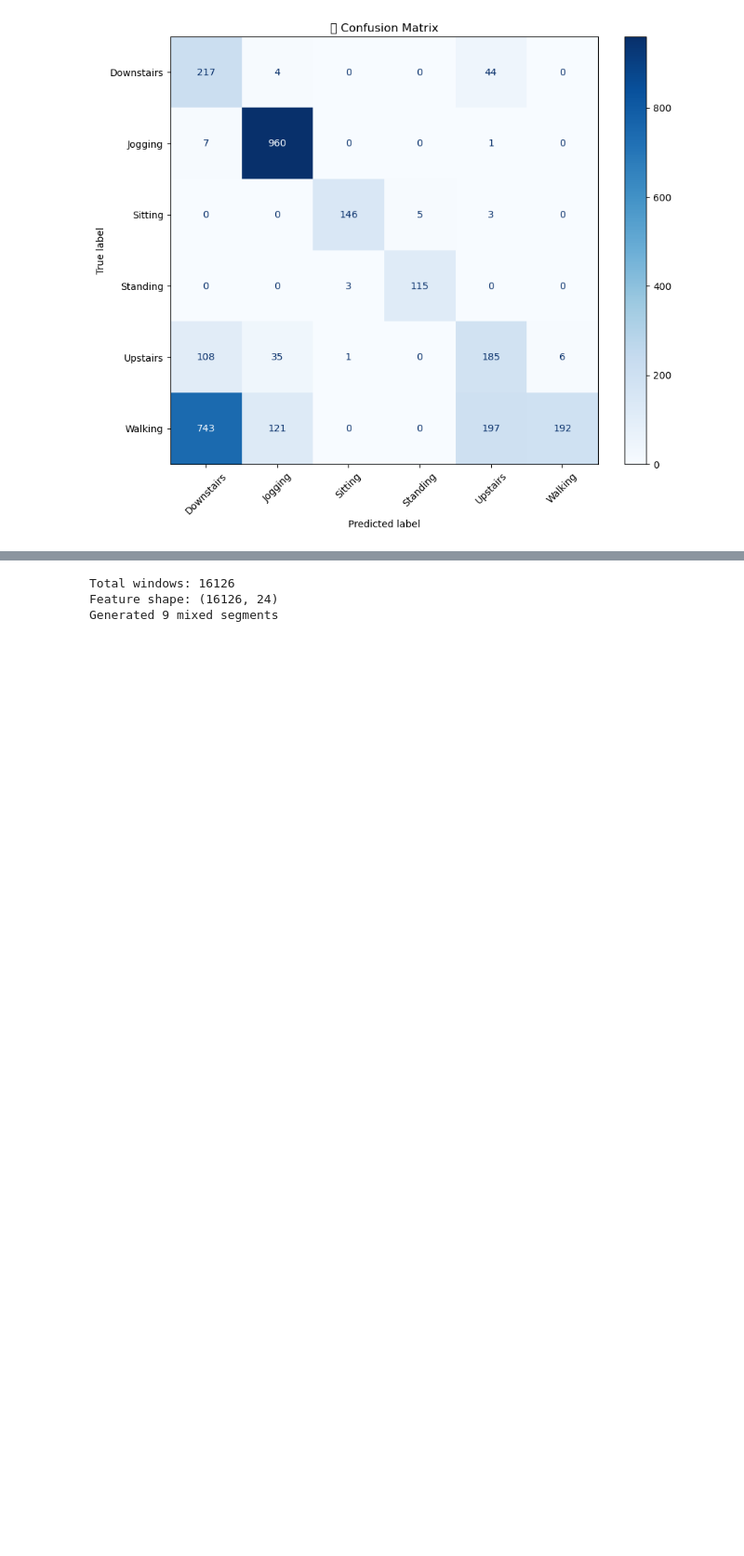
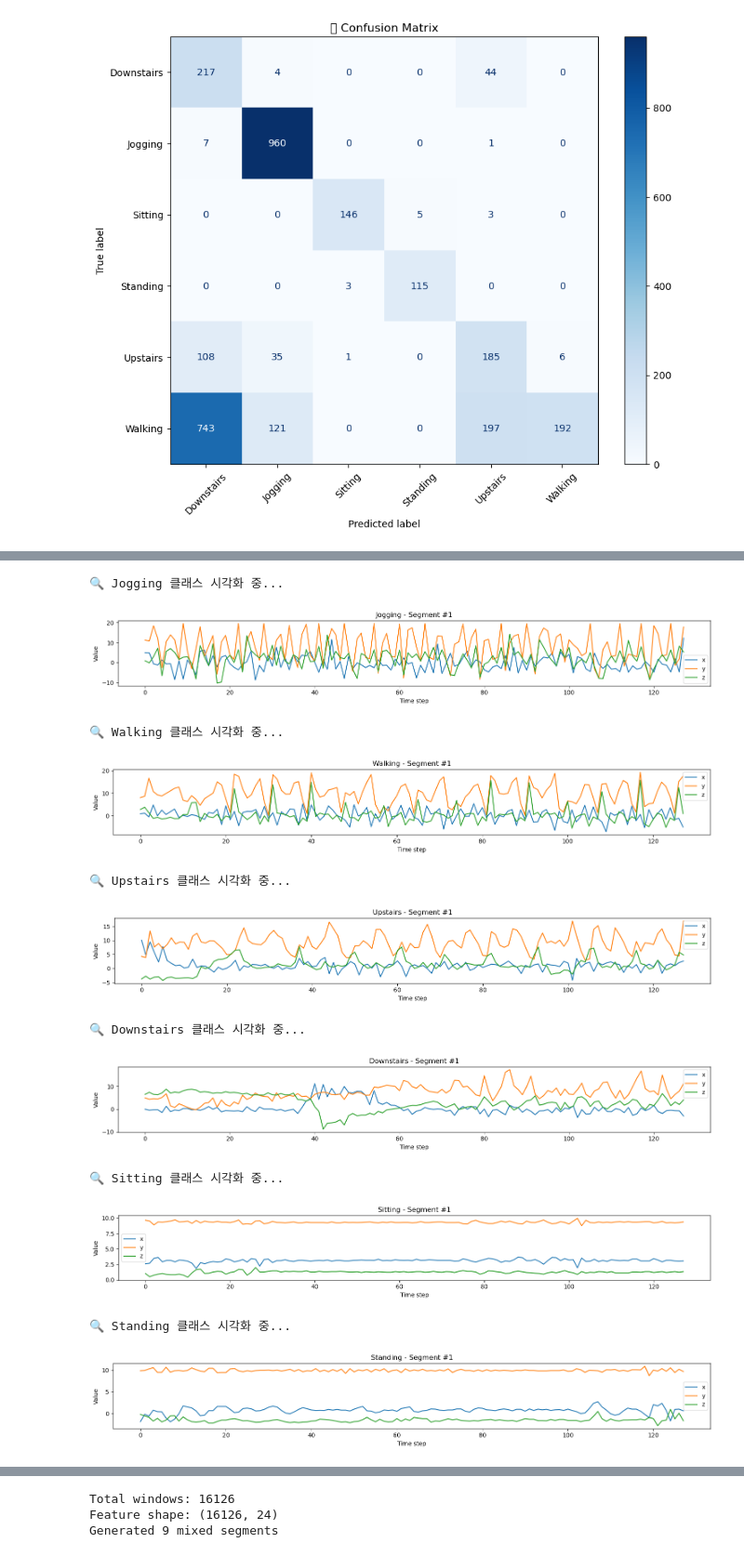
Before and after one commit to MyungKyuYi/HAR, a Jupyter notebook: DA_WISDM_0410.ipynb, the cells around one changed output, grey strips where cells are left out. Shown at 93% size. Cells and saved outputs as stored; diff of their text form; code cells hidden in the pictures; blank space fills up the shorter version.

```diff
--- a/DA_WISDM_0410.ipynb
+++ b/DA_WISDM_0410.ipynb
@@ -544,0 +630,44 @@ Name: count, dtype: int64
+# %%
+import matplotlib.pyplot as plt
+import pandas as pd
+
+def visualize_segments_per_class(df, samples_per_class=5):
+    unique_labels = df["activity"].unique()
+    for label in unique_labels:
+        subset = df[df["activity"] == label].reset_index(drop=True)
+
+        # 각 segment는 128개 row 단위로 나뉨
+        print(f"🔍 {label} 클래스 시각화 중...")
+
+        plt.figure(figsize=(15, samples_per_class * 2.5))
+        for i in range(samples_per_class):
+            start = i * 128
+            end = start + 128
+            segment = subset.iloc[start:end]
+
+            plt.subplot(samples_per_class, 1, i + 1)
+            plt.plot(segment["x"].values, label="x")
+            plt.plot(segment["y"].values, label="y")
+            plt.plot(segment["z"].values, label="z")
+            plt.title(f"{label} - Segment #{i+1}")
+            plt.xlabel("Time step")
+            plt.ylabel("Value")
+            plt.legend()
+            plt.tight_layout()
+        plt.show()
+
+# 예시 사용
+visualize_segments_per_class(df_cleaned, samples_per_class=1)
+# %% [output]
+🔍 Jogging 클래스 시각화 중...
+[figure, added]
+🔍 Walking 클래스 시각화 중...
+[figure, added]
+🔍 Upstairs 클래스 시각화 중...
+[figure, added]
+🔍 Downstairs 클래스 시각화 중...
+[figure, added]
+🔍 Sitting 클래스 시각화 중...
+[figure, added]
+🔍 Standing 클래스 시각화 중...
+[figure, added]
```
Also changed, not shown: parts of 12 cells of this notebook.
